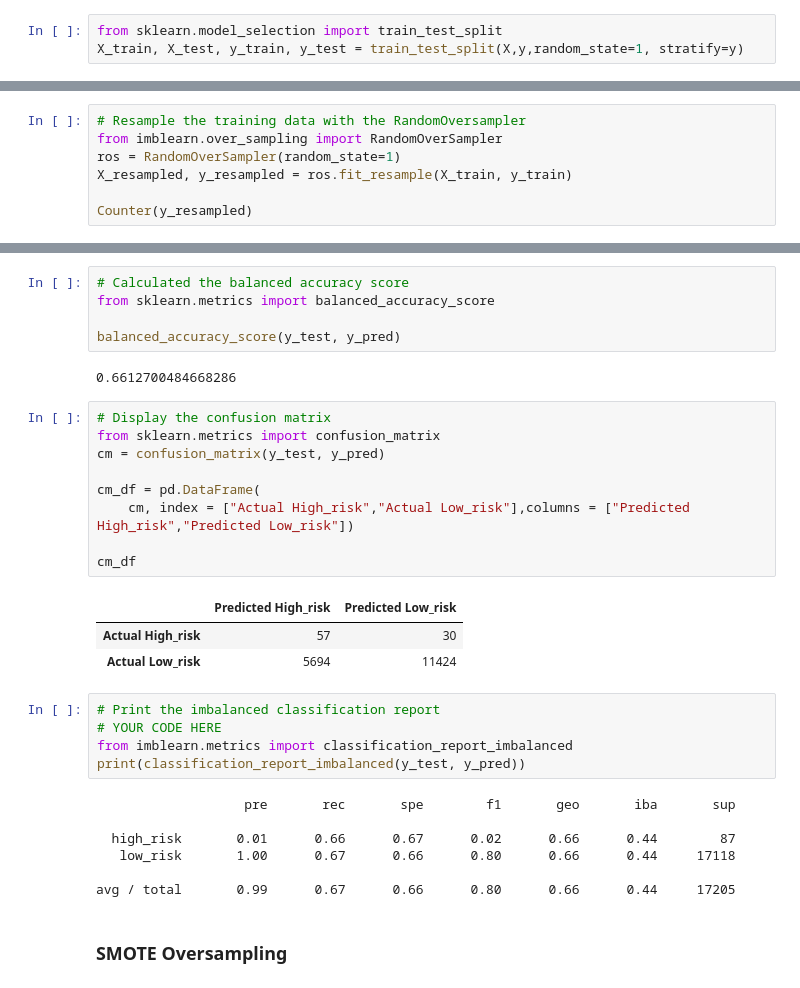
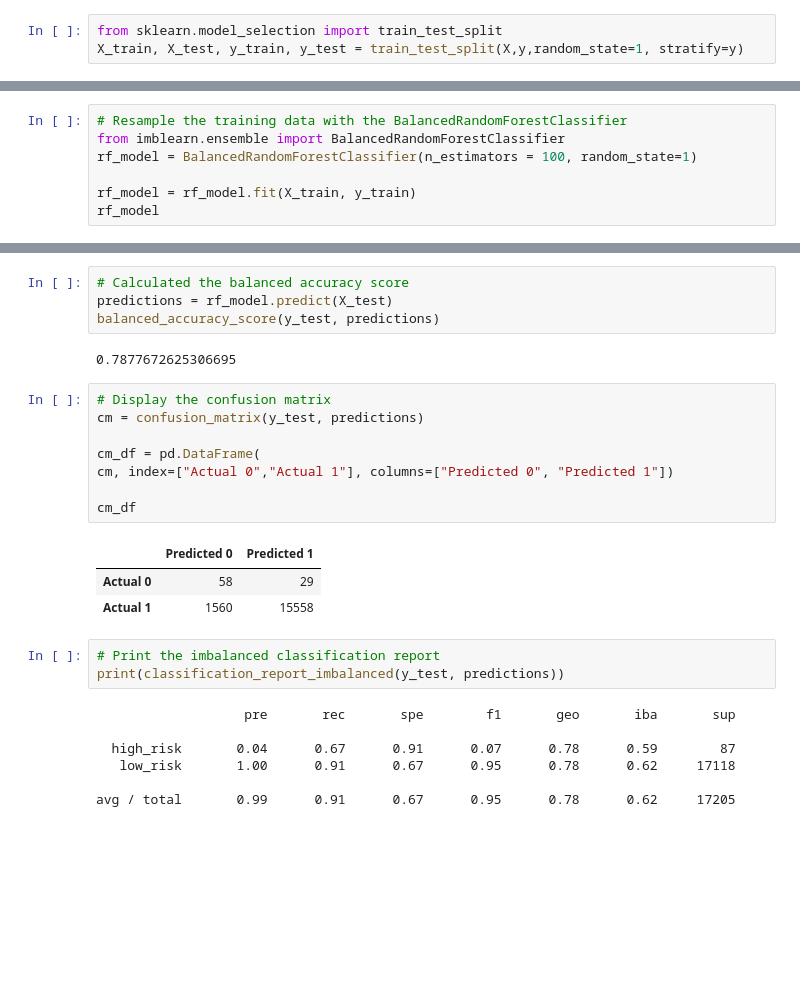
Before and after one commit to samiulsaqi/Credit_Risk_Analysis, a Jupyter notebook: credit_risk_ensemble.ipynb, the cells around one changed output, grey strips where cells are left out. Saved outputs shown, nothing was run; the diff lists cells and outputs as text; blank space fills up the shorter version.

Commit message:
Finished ensemble sampling

```diff
--- a/credit_risk_resampling.ipynb
+++ b/credit_risk_ensemble.ipynb
@@ -125,8 +128,8 @@ Note: Use a random state of 1 for each sampling algorithm to ensure consistency
 # %%
-# Resample the training data with the RandomOversampler
-from imblearn.over_sampling import RandomOverSampler
-ros = RandomOverSampler(random_state=1)
-X_resampled, y_resampled = ros.fit_resample(X_train, y_train)
+# Resample the training data with the BalancedRandomForestClassifier
+from imblearn.ensemble import BalancedRandomForestClassifier
+rf_model = BalancedRandomForestClassifier(n_estimators = 100, random_state=1)
 
-Counter(y_resampled)
+rf_model = rf_model.fit(X_train, y_train)
+rf_model
 # %% [output]
@@ -141,34 +137,28 @@ y_pred = model.predict(X_test)
 # %%
 # Calculated the balanced accuracy score
-from sklearn.metrics import balanced_accuracy_score
-
-balanced_accuracy_score(y_test, y_pred)
+predictions = rf_model.predict(X_test)
+balanced_accuracy_score(y_test, predictions)
 # %% [output]
-0.6612700484668286
+0.7877672625306695
 # %%
 # Display the confusion matrix
-from sklearn.metrics import confusion_matrix
-cm = confusion_matrix(y_test, y_pred)
+cm = confusion_matrix(y_test, predictions)
 
 cm_df = pd.DataFrame(
-    cm, index = ["Actual High_risk","Actual Low_risk"],columns = ["Predicted High_risk","Predicted Low_risk"])
+cm, index=["Actual 0","Actual 1"], columns=["Predicted 0", "Predicted 1"])
 
 cm_df
 # %% [output]
-|  | Predicted High_risk | Predicted Low_risk |
-| Actual High_risk | 57 | 30 |
-| Actual Low_risk | 5694 | 11424 |
+|  | Predicted 0 | Predicted 1 |
+| Actual 0 | 58 | 29 |
+| Actual 1 | 1560 | 15558 |
 # %%
 # Print the imbalanced classification report
-# YOUR CODE HERE
-from imblearn.metrics import classification_report_imbalanced
-print(classification_report_imbalanced(y_test, y_pred))
+print(classification_report_imbalanced(y_test, predictions))
 # %% [output]
                    pre       rec       spe        f1       geo       iba       sup
 
-  high_risk       0.01      0.66      0.67      0.02      0.66      0.44        87
-   low_risk       1.00      0.67      0.66      0.80      0.66      0.44     17118
+  high_risk       0.04      0.67      0.91      0.07      0.78      0.59        87
+   low_risk       1.00      0.91      0.67      0.95      0.78      0.62     17118
 
-avg / total       0.99      0.67      0.66      0.80      0.66      0.44     17205
+avg / total       0.99      0.91      0.67      0.95      0.78      0.62     17205
-# %% [markdown]
-### SMOTE Oversampling
```
Also changed, not shown: parts of 28 cells of this notebook.
